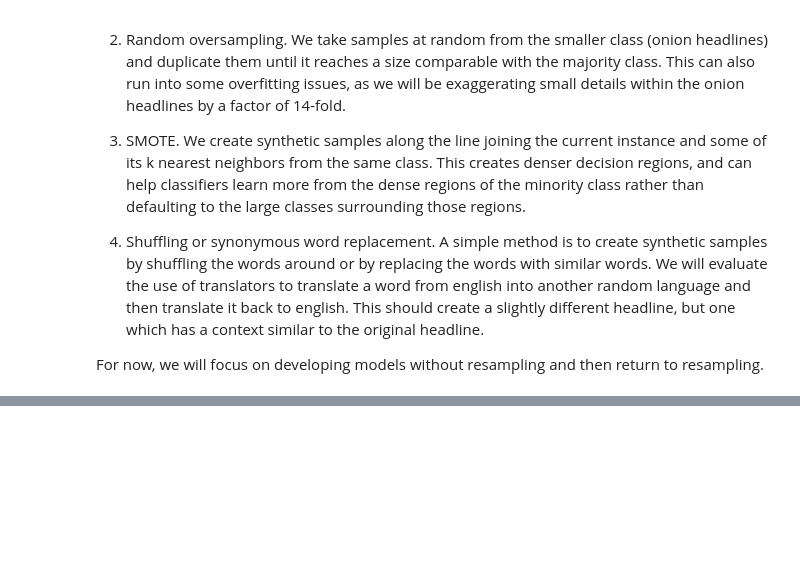
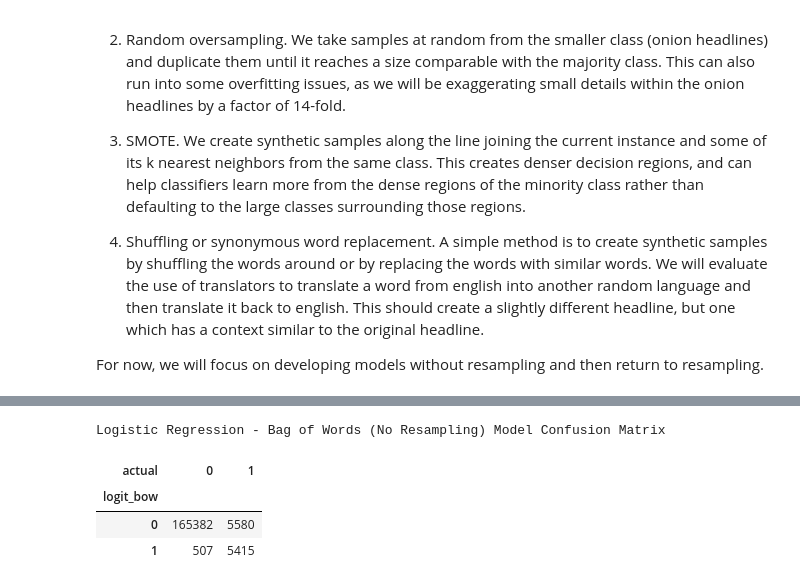
Before and after one commit to adam-gomez/finding-fake-news, a Jupyter notebook: walkthrough.ipynb, the cells around one changed output, grey strips where cells are left out. Saved outputs shown, nothing was run; the diff lists cells and outputs as text; code cells hidden in the pictures; blank space fills up the shorter version.

```diff
--- a/walkthrough.ipynb
+++ b/walkthrough.ipynb
@@ -615,0 +805,9 @@ For now, we will focus on developing models without resampling and then return t
+# %%
+print('Logistic Regression - Bag of Words (No Resampling) Model Confusion Matrix')
+pd.crosstab(train_results_original.logit_bow, train_results_original.actual)
+# %% [output]
+Logistic Regression - Bag of Words (No Resampling) Model Confusion Matrix
+| actual | 0 | 1 |
+| logit_bow |  |  |
+| 0 | 165382 | 5580 |
+| 1 | 507 | 5415 |
```
Also changed, not shown: parts of 44 cells of this notebook.
